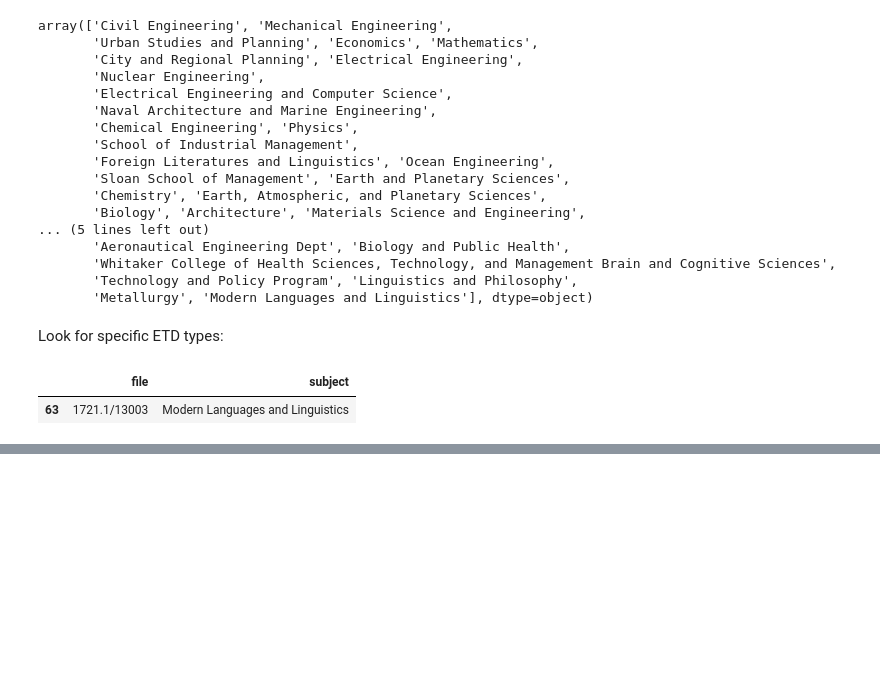
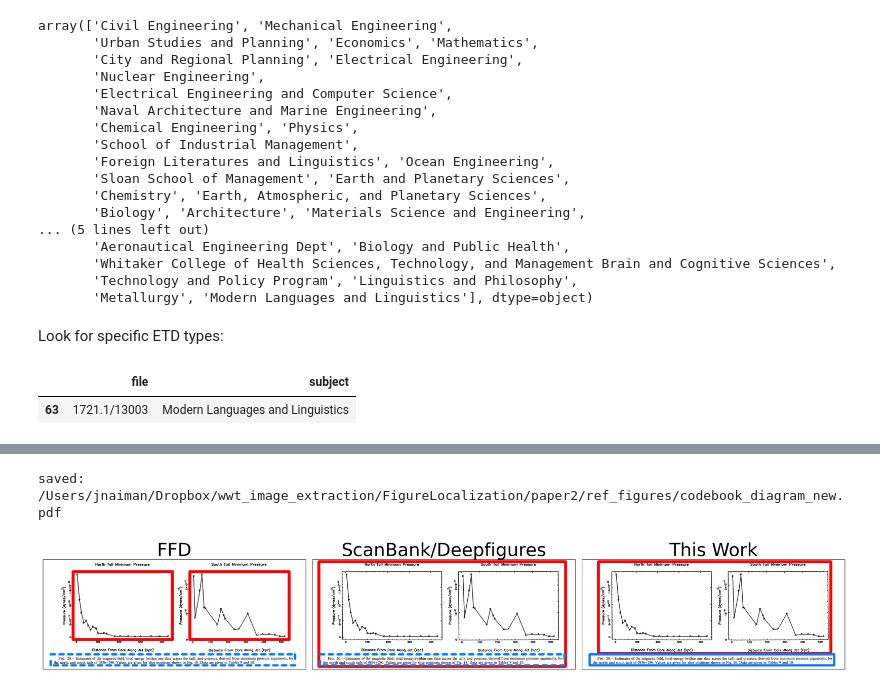
Before and after one commit to ReadingTimeMachine/digitization_at_high_localization, a Jupyter notebook: extra_plots.ipynb, the cells around one changed output, grey strips where cells are left out. Drawn from its saved outputs; the diff is of its cells as text; code cells hidden in the pictures; blank space fills up the shorter version.

```diff
--- a/extra_plots.ipynb
+++ b/extra_plots.ipynb
@@ -120,0 +195,79 @@ msub
+# %%
+fig, ax = plt.subplots(1,3,figsize=(25,4.5))
+
+fig_col = (255,0,0)
+cap_col = (0,125,255)
+fig_thick = 25
+cap_thick = 20
+fontsize_title = 40
+style = 'dashed'
+gap=40
+
+# --- ffd ----
+# xmin,xmax, ymin,ymax
+boxes = [ [275,1180,110,730],
+         [1340,2245,110,730] ]
+imgffd = imgcrop.copy()
+for b in boxes:
+    cv.rectangle(imgffd, (b[0],b[2]), (b[1],b[3]), fig_col, fig_thick)
+
+# caption
+boxes_cap = [ [70,2300,865,965] ]
+for b in boxes_cap:
+    #cv.rectangle(imgffd, (b[0],b[2]), (b[1],b[3]), cap_col, cap_thick)
+    #drawrect(img,pt1,pt2,color,thickness=1,style='dotted')
+    drawrect(imgffd, (b[0],b[2]), (b[1],b[3]), cap_col, thickness=cap_thick,
+             style=style, gap=gap)
+
+ax[0].imshow(imgffd)
+ax[0].set_title('FFD',fontsize=fontsize_title)
+
+# --- deepfigures/scanbank ----
+# xmin,xmax, ymin,ymax
+boxes = [ [60,2310,20,975] ]
+imgsb = imgcrop.copy()
+for b in boxes:
+    cv.rectangle(imgsb, (b[0],b[2]), (b[1],b[3]), fig_col, fig_thick)
+
+# caption
+boxes_cap = [ [70,2300,865,965] ]
+for b in boxes_cap:
+    #cv.rectangle(imgsb, (b[0],b[2]), (b[1],b[3]), cap_col, cap_thick)
+    drawrect(imgsb, (b[0],b[2]), (b[1],b[3]), cap_col, thickness=cap_thick,
+             style=style, gap=gap)
+
+ax[1].imshow(imgsb)
+ax[1].set_title('ScanBank/Deepfigures',fontsize=fontsize_title)
+
+
+# --- ours ----
+# xmin,xmax, ymin,ymax
+boxes = [ [150,2270,20,855] ]
+imgus = imgcrop.copy()
+for b in boxes:
+    cv.rectangle(imgus, (b[0],b[2]), (b[1],b[3]), fig_col, fig_thick)
+
+# caption
+boxes_cap = [ [70,2300,865,965] ]
+for b in boxes_cap:
+    cv.rectangle(imgus, (b[0],b[2]), (b[1],b[3]), cap_col, cap_thick)
+
+ax[2].imshow(imgus)
+ax[2].set_title('This Work',fontsize=fontsize_title)
+
+
+# eventually:
+for a in ax:
+    # for major ticks
+    a.set_xticks([])
+    a.set_yticks([])
+    # for minor ticks
+    a.set_xticks([], minor=True)
+    a.set_yticks([], minor=True)
+
+fig.tight_layout()
+fig.savefig(save_dir + codebook_fig)
+print('saved:', save_dir + codebook_fig)
+# %% [output]
+saved: /Users/jnaiman/Dropbox/wwt_image_extraction/FigureLocalization/paper2/ref_figures/codebook_diagram_new.pdf
+[figure, added]
```
Also changed, not shown: parts of 8 cells of this notebook, 6 other files.
